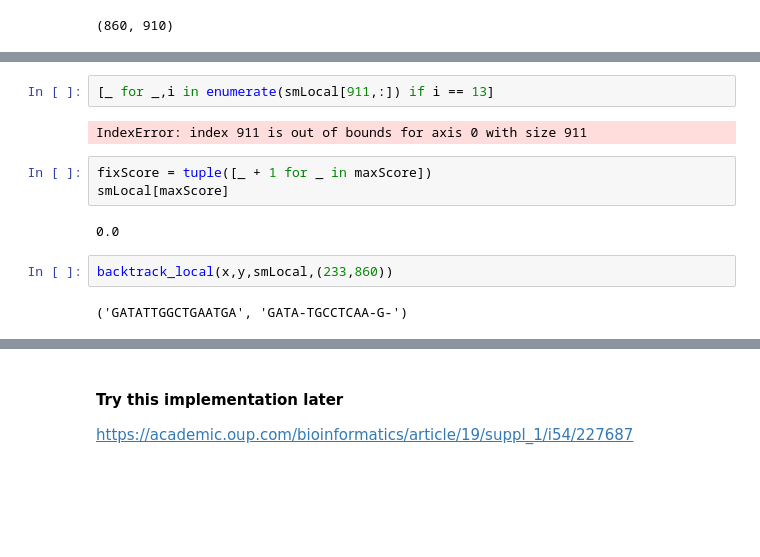
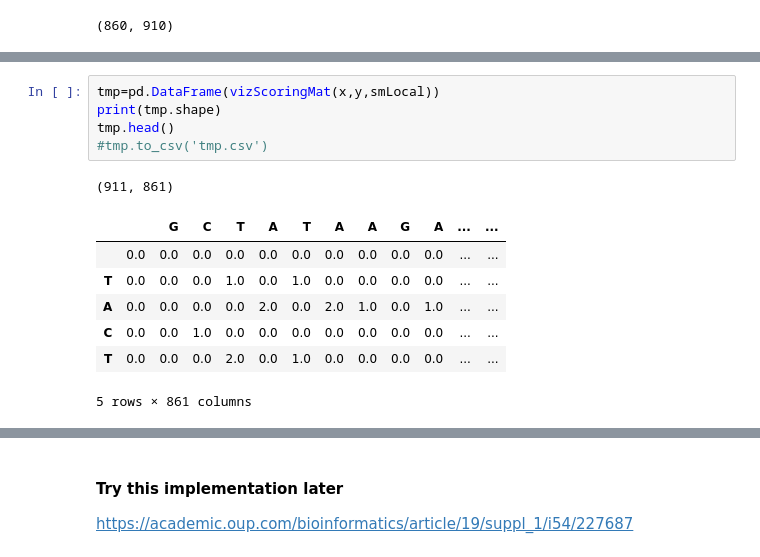
Before and after one commit to rodriguezmDNA/bioinformaticsAlgorithms, a Jupyter notebook: GlocalAlignment.ipynb, the cells around one changed output, grey strips where cells are left out. Drawn from its saved outputs; the diff is of its cells as text; blank space fills up the shorter version.

```diff
--- a/GlocalAlignment.ipynb
+++ b/GlocalAlignment.ipynb
@@ -382,13 +368,14 @@ pd.DataFrame(smLocal)
-# %%
-[_ for _,i in enumerate(smLocal[911,:]) if i == 13]
-# %% [output]
-IndexError: index 911 is out of bounds for axis 0 with size 911
-# %%
-fixScore = tuple([_ + 1 for _ in maxScore])
-smLocal[maxScore]
-# %% [output]
-0.0
-# %%
-backtrack_local(x,y,smLocal,(233,860))
-# %% [output]
-('GATATTGGCTGAATGA', 'GATA-TGCCTCAA-G-')
+# %%
+tmp=pd.DataFrame(vizScoringMat(x,y,smLocal))
+print(tmp.shape)
+tmp.head()
+#tmp.to_csv('tmp.csv')
+# %% [output]
+(911, 861)
+|  |  | G | C | T | A | T | A | A | G | A | ... | ... |
+|  | 0.0 | 0.0 | 0.0 | 0.0 | 0.0 | 0.0 | 0.0 | 0.0 | 0.0 | 0.0 | ... | ... |
+| T | 0.0 | 0.0 | 0.0 | 1.0 | 0.0 | 1.0 | 0.0 | 0.0 | 0.0 | 0.0 | ... | ... |
+| A | 0.0 | 0.0 | 0.0 | 0.0 | 2.0 | 0.0 | 2.0 | 1.0 | 0.0 | 1.0 | ... | ... |
+| C | 0.0 | 0.0 | 1.0 | 0.0 | 0.0 | 0.0 | 0.0 | 0.0 | 0.0 | 0.0 | ... | ... |
+| T | 0.0 | 0.0 | 0.0 | 2.0 | 0.0 | 1.0 | 0.0 | 0.0 | 0.0 | 0.0 | ... | ... |
+5 rows × 861 columns
```
Also changed, not shown: parts of 26 cells of this notebook.
